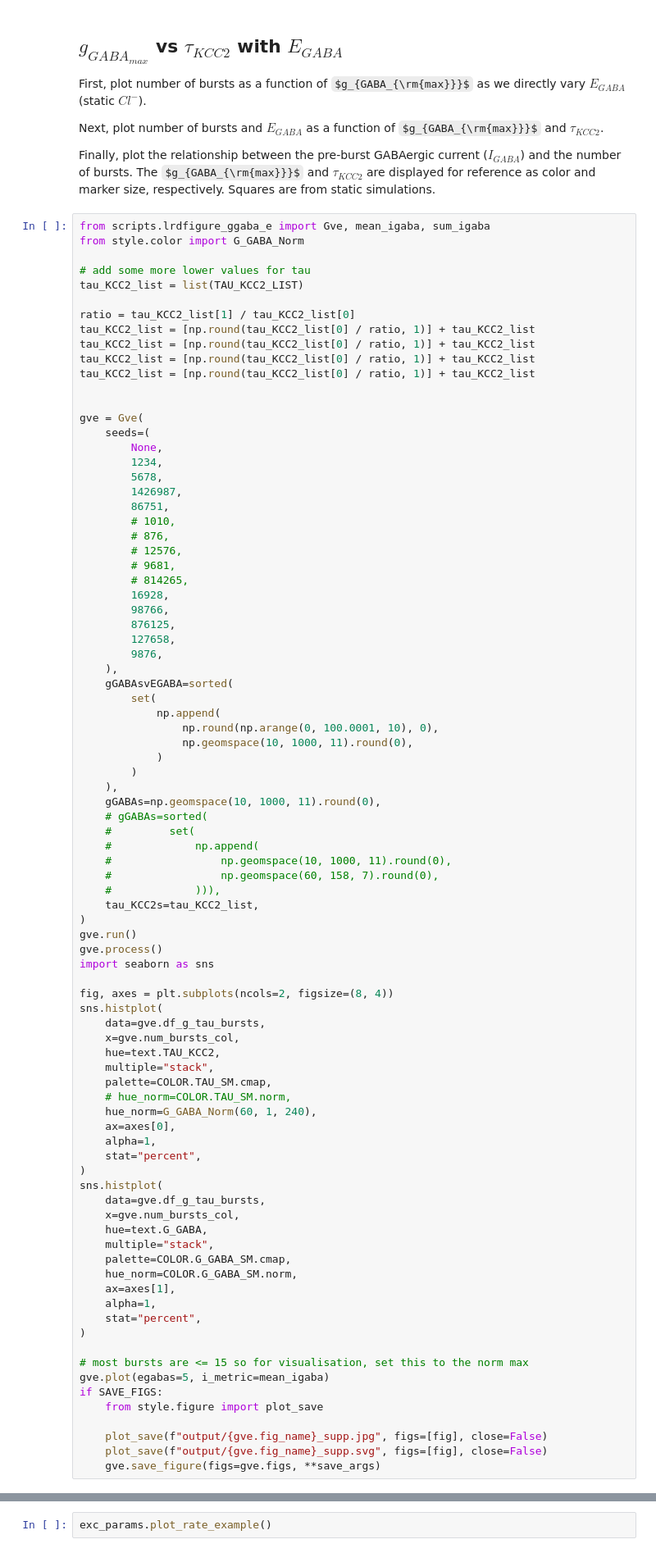
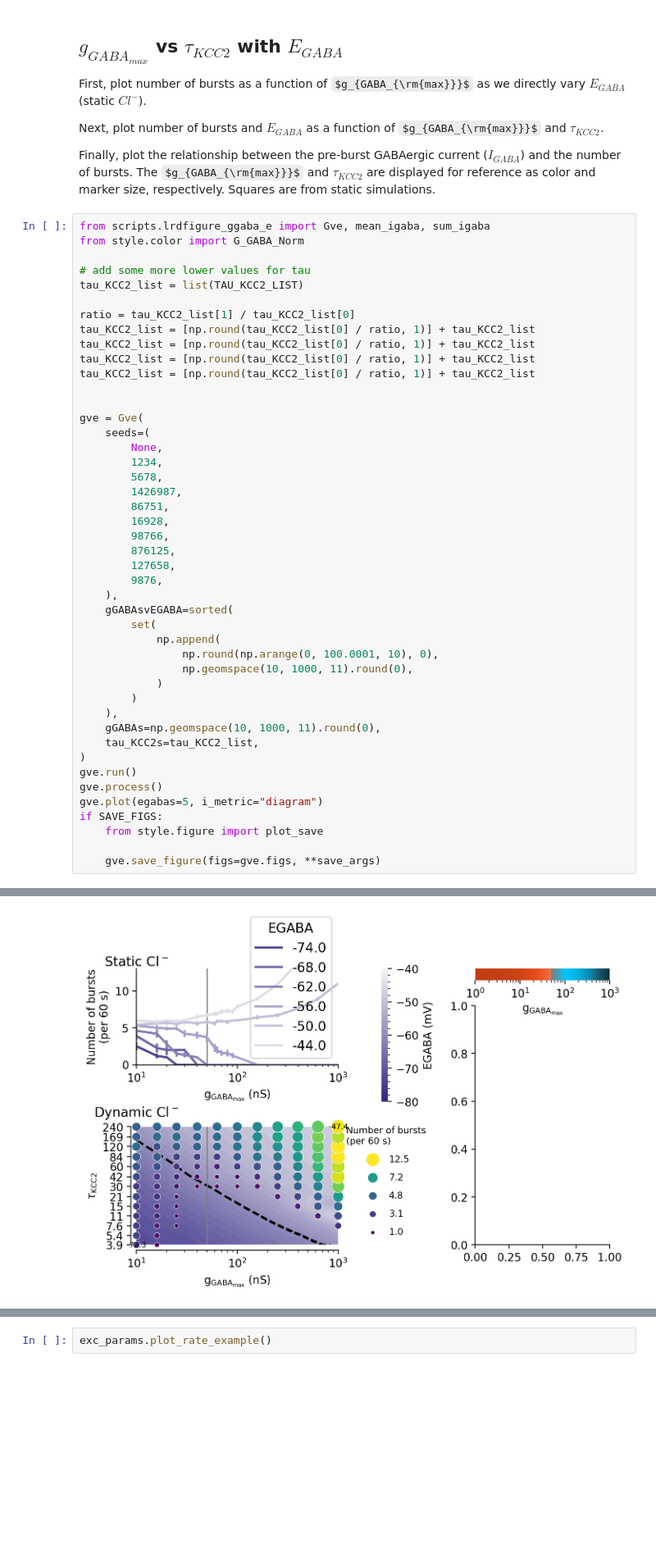
Before and after one commit to ChrisCurrin/goldilocks-GABA, a Jupyter notebook: lrd_figures.ipynb, the cells around one changed output, grey strips where cells are left out. Shown at 82% size. Drawn from its saved outputs; the diff is of its cells as text; some formulas as TeX source; blank space fills up the shorter version.

```diff
--- a/lrd_figures.ipynb
+++ b/lrd_figures.ipynb
@@ -361,11 +259,6 @@ gve = Gve(
         5678,
         1426987,
         86751,
-        # 1010,
-        # 876,
-        # 12576,
-        # 9681,
-        # 814265,
         16928,
         98766,
         876125,
@@ -381,48 +274,13 @@ gve = Gve(
         )
     ),
     gGABAs=np.geomspace(10, 1000, 11).round(0),
-    # gGABAs=sorted(
-    #         set(
-    #             np.append(
-    #                 np.geomspace(10, 1000, 11).round(0),
-    #                 np.geomspace(60, 158, 7).round(0),
-    #             ))),
     tau_KCC2s=tau_KCC2_list,
 )
 gve.run()
 gve.process()
-import seaborn as sns
-
-fig, axes = plt.subplots(ncols=2, figsize=(8, 4))
-sns.histplot(
-    data=gve.df_g_tau_bursts,
-    x=gve.num_bursts_col,
-    hue=text.TAU_KCC2,
-    multiple="stack",
-    palette=COLOR.TAU_SM.cmap,
-    # hue_norm=COLOR.TAU_SM.norm,
-    hue_norm=G_GABA_Norm(60, 1, 240),
-    ax=axes[0],
-    alpha=1,
-    stat="percent",
-)
-sns.histplot(
-    data=gve.df_g_tau_bursts,
-    x=gve.num_bursts_col,
-    hue=text.G_GABA,
-    multiple="stack",
-    palette=COLOR.G_GABA_SM.cmap,
-    hue_norm=COLOR.G_GABA_SM.norm,
-    ax=axes[1],
-    alpha=1,
-    stat="percent",
-)
-
-# most bursts are <= 15 so for visualisation, set this to the norm max
-gve.plot(egabas=5, i_metric=mean_igaba)
+gve.plot(egabas=5, i_metric="diagram")
 if SAVE_FIGS:
     from style.figure import plot_save
 
-    plot_save(f"output/{gve.fig_name}_supp.jpg", figs=[fig], close=False)
-    plot_save(f"output/{gve.fig_name}_supp.svg", figs=[fig], close=False)
     gve.save_figure(figs=gve.figs, **save_args)
+# %% [output]
@@ -429,3 +299,4 @@ if SAVE_FIGS:
+[figure, added]
 # %%
 import itertools
 import pandas as pd
```
Also changed, not shown: parts of 28 cells of this notebook, 6 other files.
